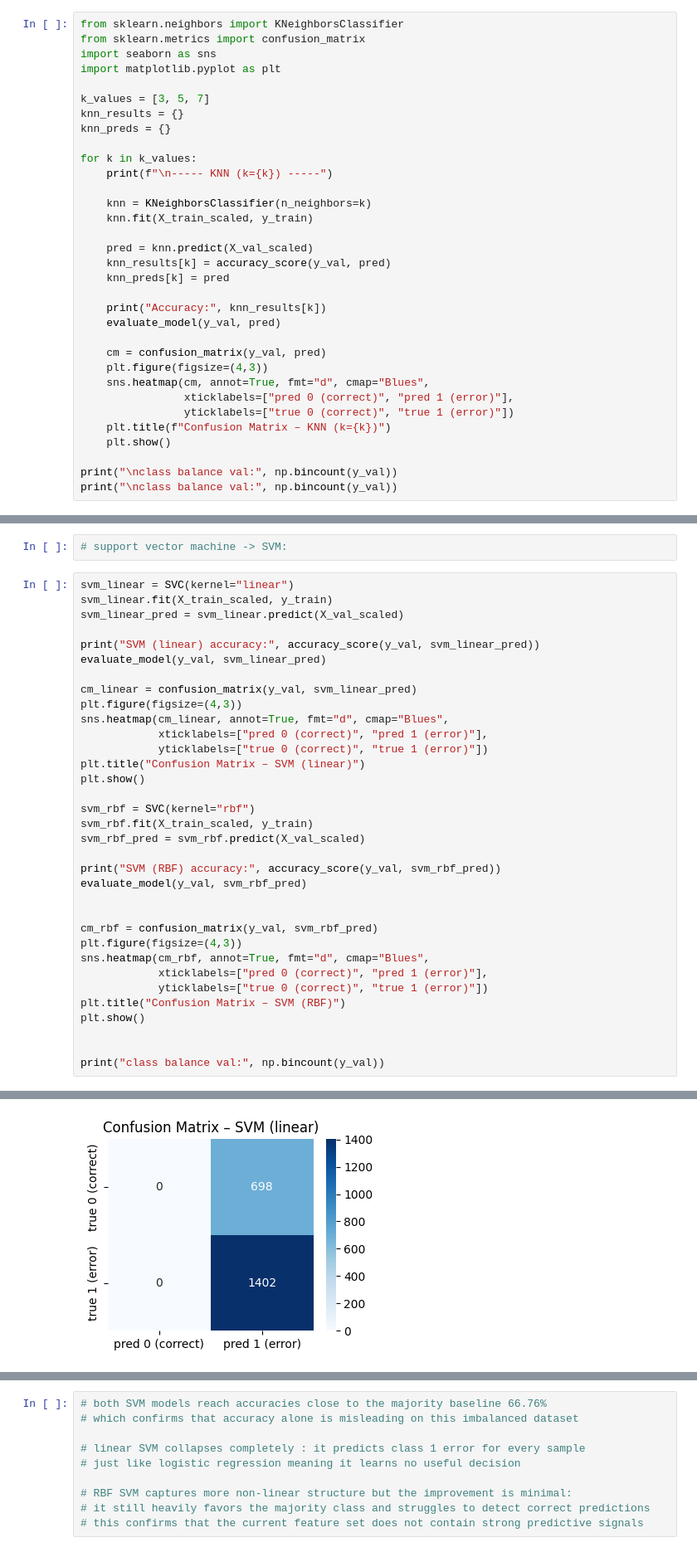
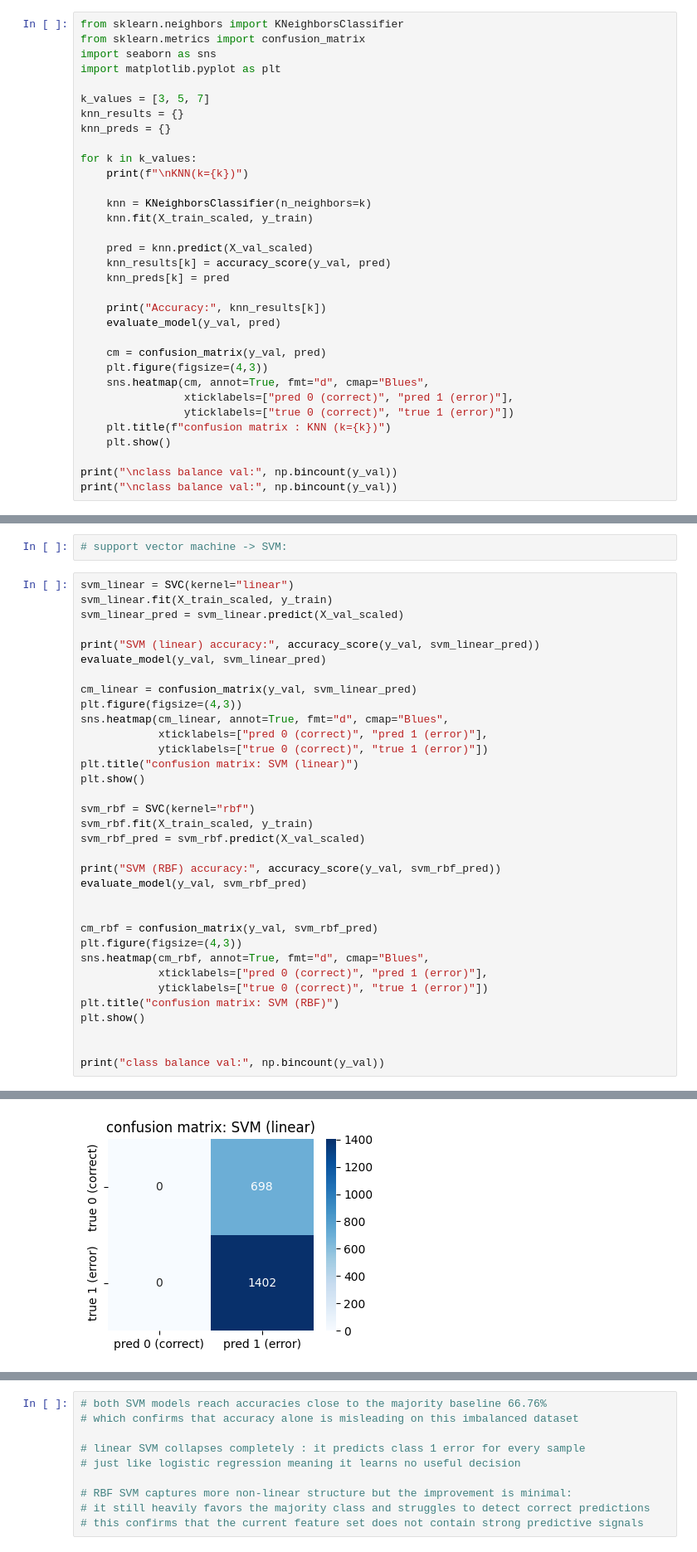
Before and after one commit to leobideau/capestone-fairness-audit, a Jupyter notebook: notebooks/05_ML_error_prediction.ipynb, the cells around one changed output, grey strips where cells are left out. Shown: that part at 83% size. Drawn from its saved outputs; the diff is of its cells as text.

```diff
--- a/notebooks/05_ML_error_prediction.ipynb
+++ b/notebooks/05_ML_error_prediction.ipynb
@@ -148,7 +148,7 @@ knn_results = {}
 knn_preds = {}
 
 for k in k_values:
-    print(f"\n----- KNN (k={k}) -----")
+    print(f"\nKNN(k={k})")
 
     knn = KNeighborsClassifier(n_neighbors=k)
     knn.fit(X_train_scaled, y_train)
@@ -165,7 +165,7 @@ for k in k_values:
     sns.heatmap(cm, annot=True, fmt="d", cmap="Blues",
                 xticklabels=["pred 0 (correct)", "pred 1 (error)"],
                 yticklabels=["true 0 (correct)", "true 1 (error)"])
-    plt.title(f"Confusion Matrix – KNN (k={k})")
+    plt.title(f"confusion matrix : KNN (k={k})")
     plt.show()
 
 print("\nclass balance val:", np.bincount(y_val))
@@ -307,7 +307,7 @@ plt.figure(figsize=(4,3))
 sns.heatmap(cm_linear, annot=True, fmt="d", cmap="Blues",
             xticklabels=["pred 0 (correct)", "pred 1 (error)"],
             yticklabels=["true 0 (correct)", "true 1 (error)"])
-plt.title("Confusion Matrix – SVM (linear)")
+plt.title("confusion matrix: SVM (linear)")
 plt.show()
 
 svm_rbf = SVC(kernel="rbf")
@@ -317,35 +317,35 @@ svm_rbf_pred = svm_rbf.predict(X_val_scaled)
 print("SVM (RBF) accuracy:", accuracy_score(y_val, svm_rbf_pred))
 evaluate_model(y_val, svm_rbf_pred)
 
 
 cm_rbf = confusion_matrix(y_val, svm_rbf_pred)
 plt.figure(figsize=(4,3))
 sns.heatmap(cm_rbf, annot=True, fmt="d", cmap="Blues",
             xticklabels=["pred 0 (correct)", "pred 1 (error)"],
             yticklabels=["true 0 (correct)", "true 1 (error)"])
-plt.title("Confusion Matrix – SVM (RBF)")
+plt.title("confusion matrix: SVM (RBF)")
 plt.show()
 
 
 print("class balance val:", np.bincount(y_val))
 # %% [output]
 SVM (linear) accuracy: 0.6676190476190477
 Accuracy: 0.6676190476190477
 F1-score: 0.8006853226727584
 Precision: 0.6676190476190477
 Recall: 1.0
 ROC-AUC: 0.5
 
 Classification Report:
                precision    recall  f1-score   support
 
            0       0.00      0.00      0.00       698
            1       0.67      1.00      0.80      1402
 
     accuracy                           0.67      2100
    macro avg       0.33      0.50      0.40      2100
 weighted avg       0.45      0.67      0.53      2100
-[figure, old version]
+[figure, new version]
 SVM (RBF) accuracy: 0.6638095238095238
 Accuracy: 0.6638095238095238
 F1-score: 0.7951247823563552
```
Also changed, not shown: parts of 8 cells of this notebook.
